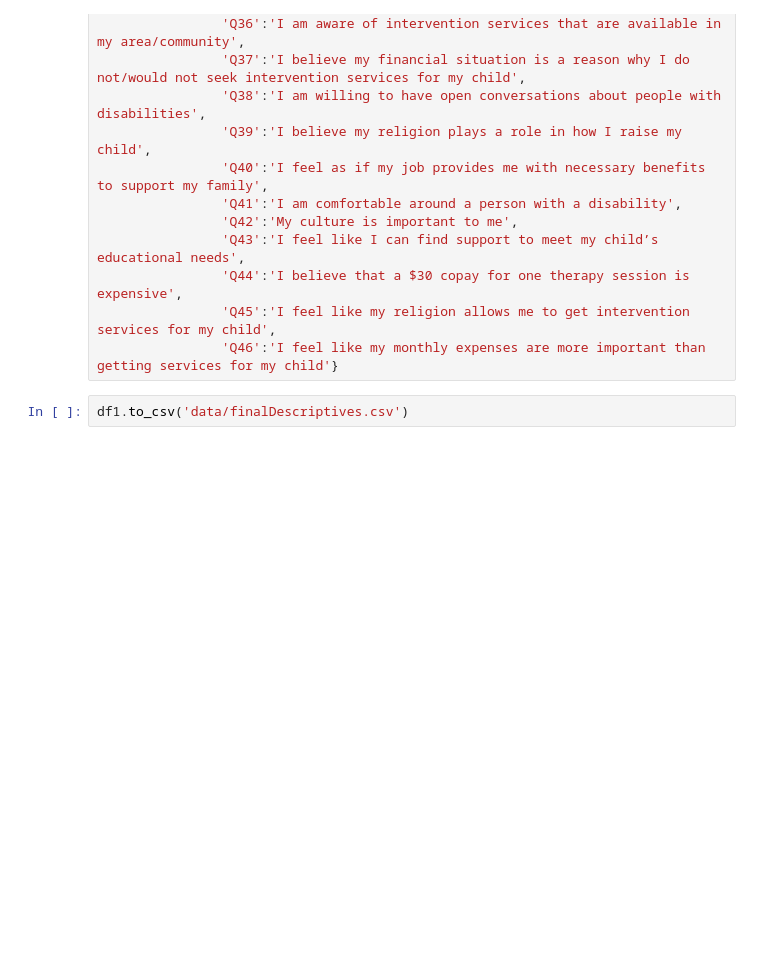
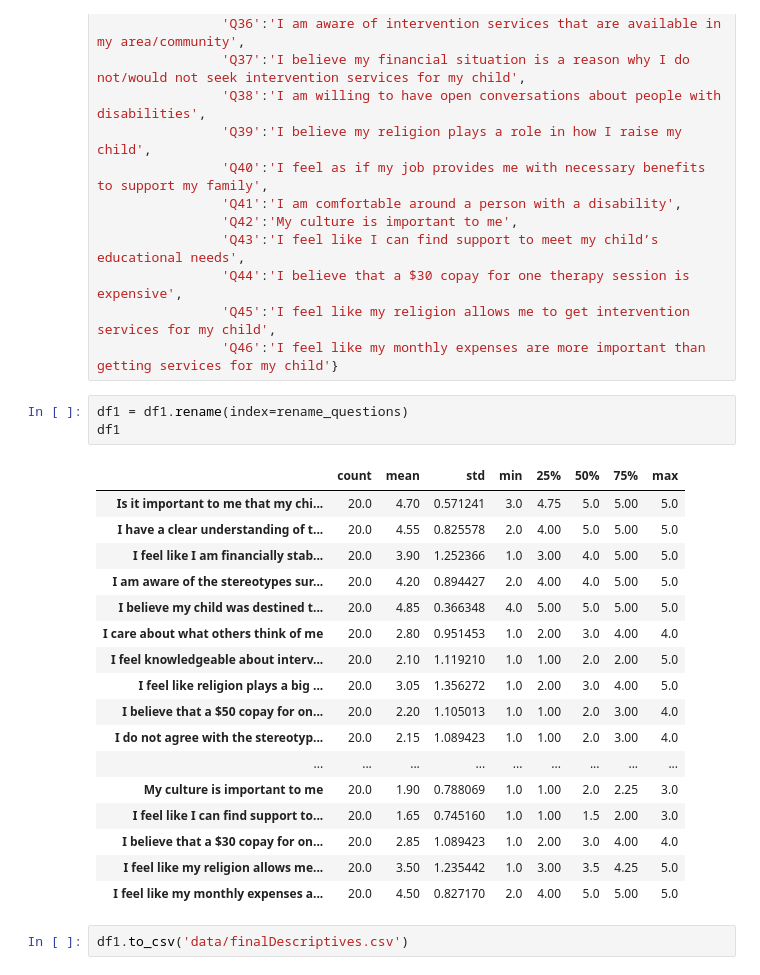
Before and after one commit to lozo6/slp-survey-analytics, a Jupyter notebook: descriptives.ipynb, the cells around one changed output. Cells and saved outputs as stored; diff of their text form; blank space fills up the shorter version.

```diff
--- a/descriptives.ipynb
+++ b/descriptives.ipynb
@@ -118,5 +118,26 @@ rename_questions = {'Q23':'Is it important to me that my child achieves independ
                 'Q44':'I believe that a $30 copay for one therapy session is expensive',
                 'Q45':'I feel like my religion allows me to get intervention services for my child',
                 'Q46':'I feel like my monthly expenses are more important than getting services for my child'}
+# %%
+df1 = df1.rename(index=rename_questions)
+df1
+# %% [output]
+|  | count | mean | std | min | 25% | 50% | 75% | max |
+| Is it important to me that my chi... | 20.0 | 4.70 | 0.571241 | 3.0 | 4.75 | 5.0 | 5.00 | 5.0 |
+| I have a clear understanding of t... | 20.0 | 4.55 | 0.825578 | 2.0 | 4.00 | 5.0 | 5.00 | 5.0 |
+| I feel like I am financially stab... | 20.0 | 3.90 | 1.252366 | 1.0 | 3.00 | 4.0 | 5.00 | 5.0 |
+| I am aware of the stereotypes sur... | 20.0 | 4.20 | 0.894427 | 2.0 | 4.00 | 4.0 | 5.00 | 5.0 |
+| I believe my child was destined t... | 20.0 | 4.85 | 0.366348 | 4.0 | 5.00 | 5.0 | 5.00 | 5.0 |
+| I care about what others think of me | 20.0 | 2.80 | 0.951453 | 1.0 | 2.00 | 3.0 | 4.00 | 4.0 |
+| I feel knowledgeable about interv... | 20.0 | 2.10 | 1.119210 | 1.0 | 1.00 | 2.0 | 2.00 | 5.0 |
+| I feel like religion plays a big ... | 20.0 | 3.05 | 1.356272 | 1.0 | 2.00 | 3.0 | 4.00 | 5.0 |
+| I believe that a $50 copay for on... | 20.0 | 2.20 | 1.105013 | 1.0 | 1.00 | 2.0 | 3.00 | 4.0 |
+| I do not agree with the stereotyp... | 20.0 | 2.15 | 1.089423 | 1.0 | 1.00 | 2.0 | 3.00 | 4.0 |
+| ... | ... | ... | ... | ... | ... | ... | ... | ... |
+| My culture is important to me | 20.0 | 1.90 | 0.788069 | 1.0 | 1.00 | 2.0 | 2.25 | 3.0 |
+| I feel like I can find support to... | 20.0 | 1.65 | 0.745160 | 1.0 | 1.00 | 1.5 | 2.00 | 3.0 |
+| I believe that a $30 copay for on... | 20.0 | 2.85 | 1.089423 | 1.0 | 2.00 | 3.0 | 4.00 | 4.0 |
+| I feel like my religion allows me... | 20.0 | 3.50 | 1.235442 | 1.0 | 3.00 | 3.5 | 4.25 | 5.0 |
+| I feel like my monthly expenses a... | 20.0 | 4.50 | 0.827170 | 2.0 | 4.00 | 5.0 | 5.00 | 5.0 |
 # %%
 df1.to_csv('data/finalDescriptives.csv')
```
